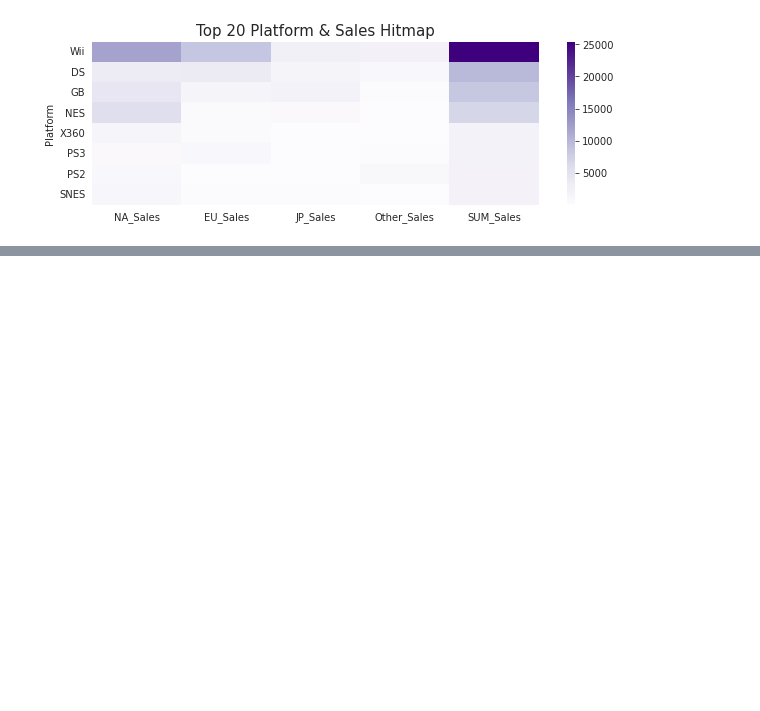
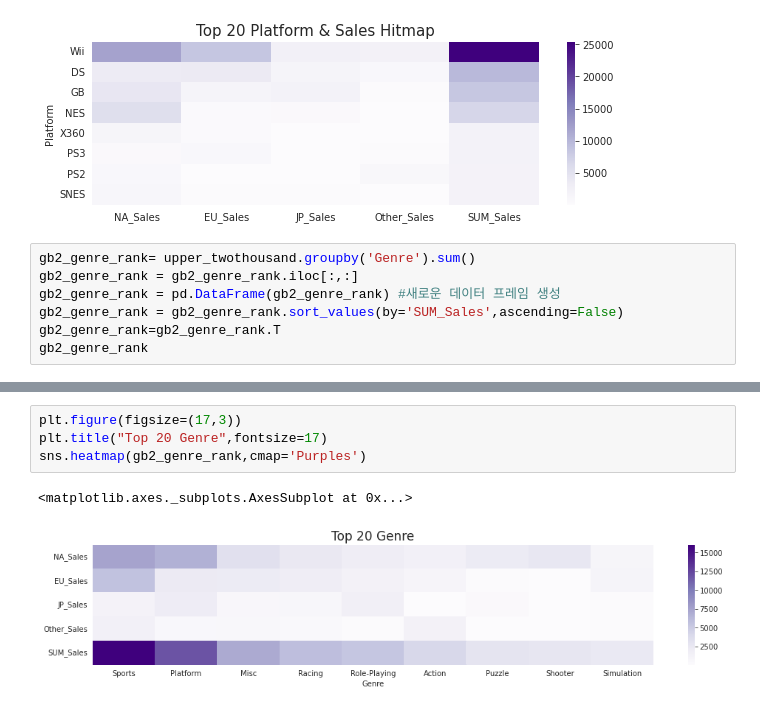
Before and after one commit to MinsooKwak/Project, a Jupyter notebook: AI_07_곽민수_Project1.ipynb, the cells around one changed output, grey strips where cells are left out. Cells and saved outputs as stored; diff of their text form; blank space fills up the shorter version.

```diff
--- a/AI_07_곽민수_Project1.ipynb
+++ b/AI_07_곽민수_Project1.ipynb
@@ -2536,3 +2536,10 @@ sns.heatmap(gb2_platform_rank,cmap='Purples')
 # %% [output]
 <matplotlib.axes._subplots.AxesSubplot at 0x...>
 [figure]
+# %%
+gb2_genre_rank= upper_twothousand.groupby('Genre').sum()
+gb2_genre_rank = gb2_genre_rank.iloc[:,:]
+gb2_genre_rank = pd.DataFrame(gb2_genre_rank) #새로운 데이터 프레임 생성
+gb2_genre_rank = gb2_genre_rank.sort_values(by='SUM_Sales',ascending=False)
+gb2_genre_rank=gb2_genre_rank.T
+gb2_genre_rank
@@ -2538,0 +2553,7 @@ sns.heatmap(gb2_platform_rank,cmap='Purples')
+# %%
+plt.figure(figsize=(17,3))
+plt.title("Top 20 Genre",fontsize=17)
+sns.heatmap(gb2_genre_rank,cmap='Purples')
+# %% [output]
+<matplotlib.axes._subplots.AxesSubplot at 0x...>
+[figure, added]
```
Also changed, not shown: parts of 3 cells of this notebook.
